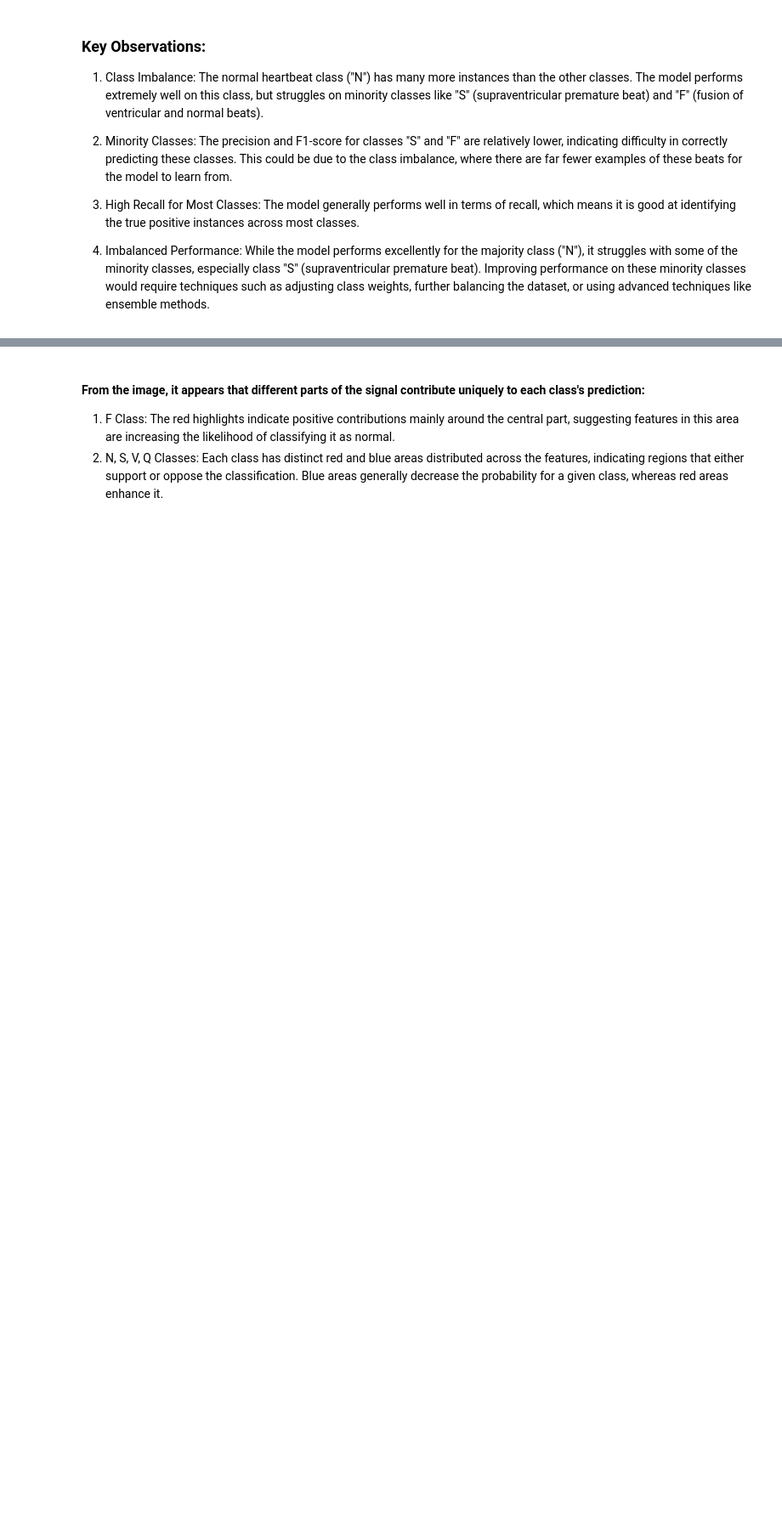
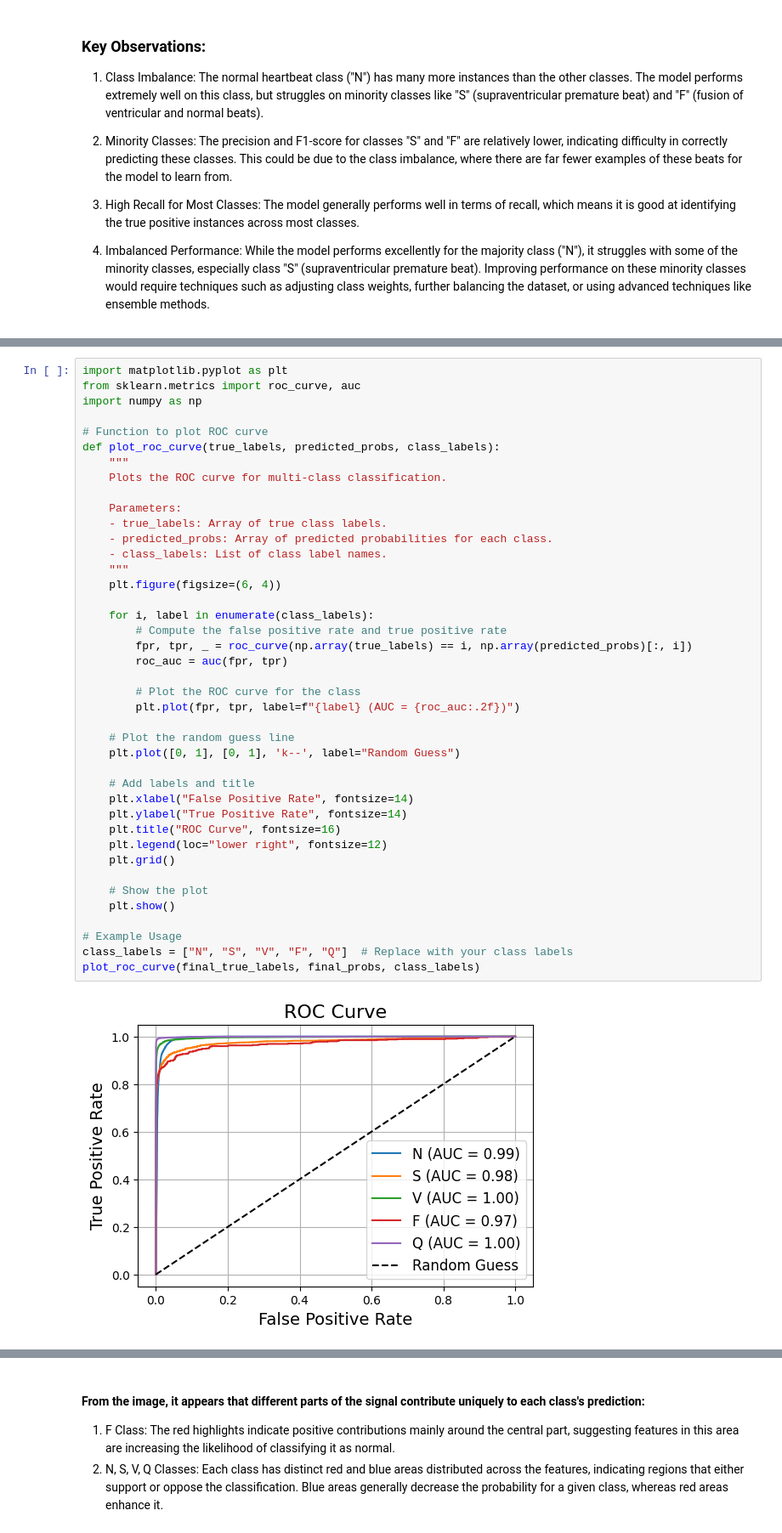
Before and after one commit to tubetraveller/heartbeat_dst, a Jupyter notebook: Models/2D_CNN_BiLSTM/Final_model.ipynb, the cells around one changed output, grey strips where cells are left out. Shown at 85% size. Cells and saved outputs as stored; diff of their text form; blank space fills up the shorter version.

```diff
--- a/Models/2D_CNN_BiLSTM/Final_model.ipynb
+++ b/Models/2D_CNN_BiLSTM/Final_model.ipynb
@@ -338,0 +454,43 @@ weighted avg       0.98      0.98      0.98     21892
+# %%
+import matplotlib.pyplot as plt
+from sklearn.metrics import roc_curve, auc
+import numpy as np
+
+# Function to plot ROC curve
+def plot_roc_curve(true_labels, predicted_probs, class_labels):
+    """
+    Plots the ROC curve for multi-class classification.
+
+    Parameters:
+    - true_labels: Array of true class labels.
+    - predicted_probs: Array of predicted probabilities for each class.
+    - class_labels: List of class label names.
+    """
+    plt.figure(figsize=(6, 4))
+
+    for i, label in enumerate(class_labels):
+        # Compute the false positive rate and true positive rate
+        fpr, tpr, _ = roc_curve(np.array(true_labels) == i, np.array(predicted_probs)[:, i])
+        roc_auc = auc(fpr, tpr)
+
+        # Plot the ROC curve for the class
+        plt.plot(fpr, tpr, label=f"{label} (AUC = {roc_auc:.2f})")
+
+    # Plot the random guess line
+    plt.plot([0, 1], [0, 1], 'k--', label="Random Guess")
+
+    # Add labels and title
+    plt.xlabel("False Positive Rate", fontsize=14)
+    plt.ylabel("True Positive Rate", fontsize=14)
+    plt.title("ROC Curve", fontsize=16)
+    plt.legend(loc="lower right", fontsize=12)
+    plt.grid()
+
+    # Show the plot
+    plt.show()
+
+# Example Usage
+class_labels = ["N", "S", "V", "F", "Q"]  # Replace with your class labels
+plot_roc_curve(final_true_labels, final_probs, class_labels)
+# %% [output]
+[figure, added]
```
Also changed, not shown: parts of 19 cells of this notebook, 10 other files.
